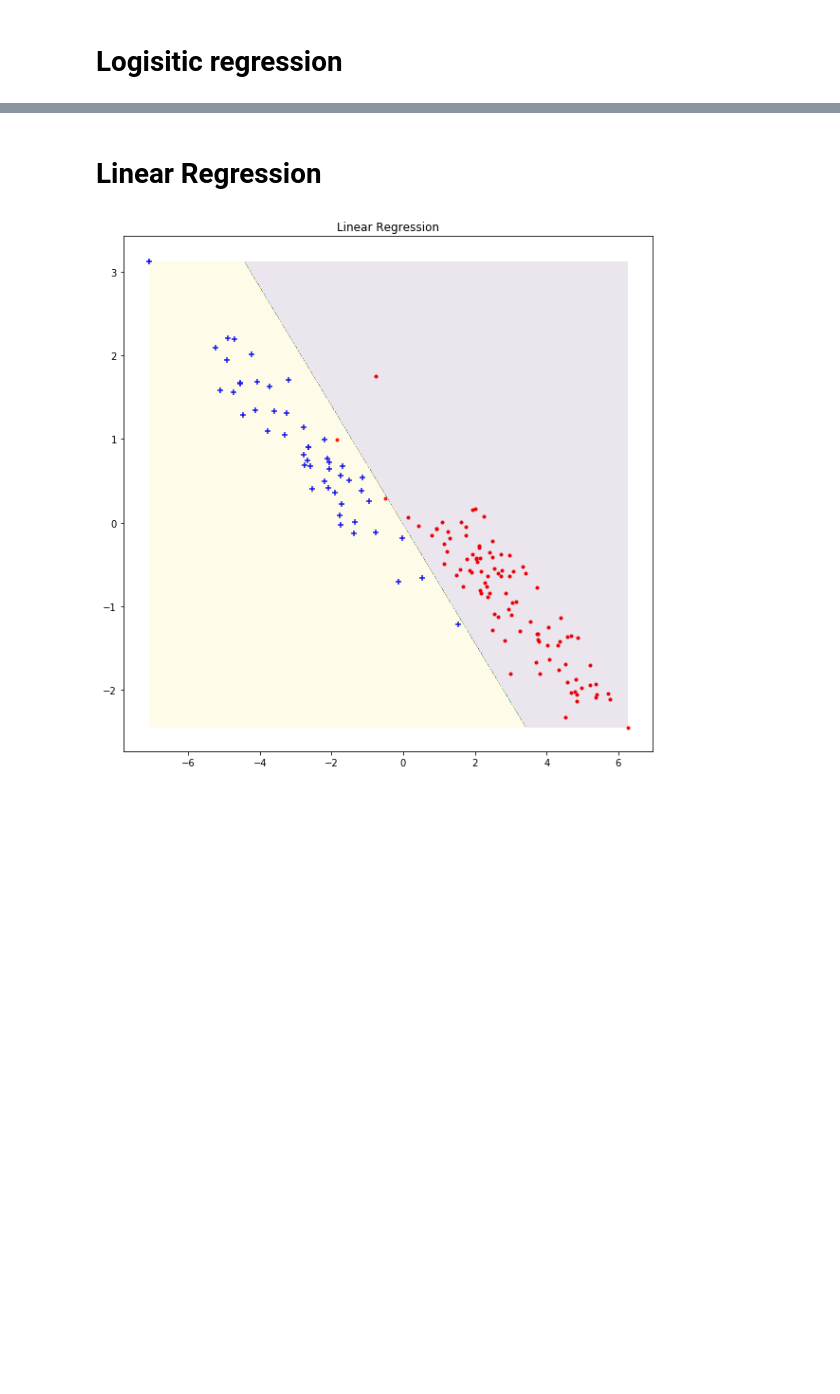
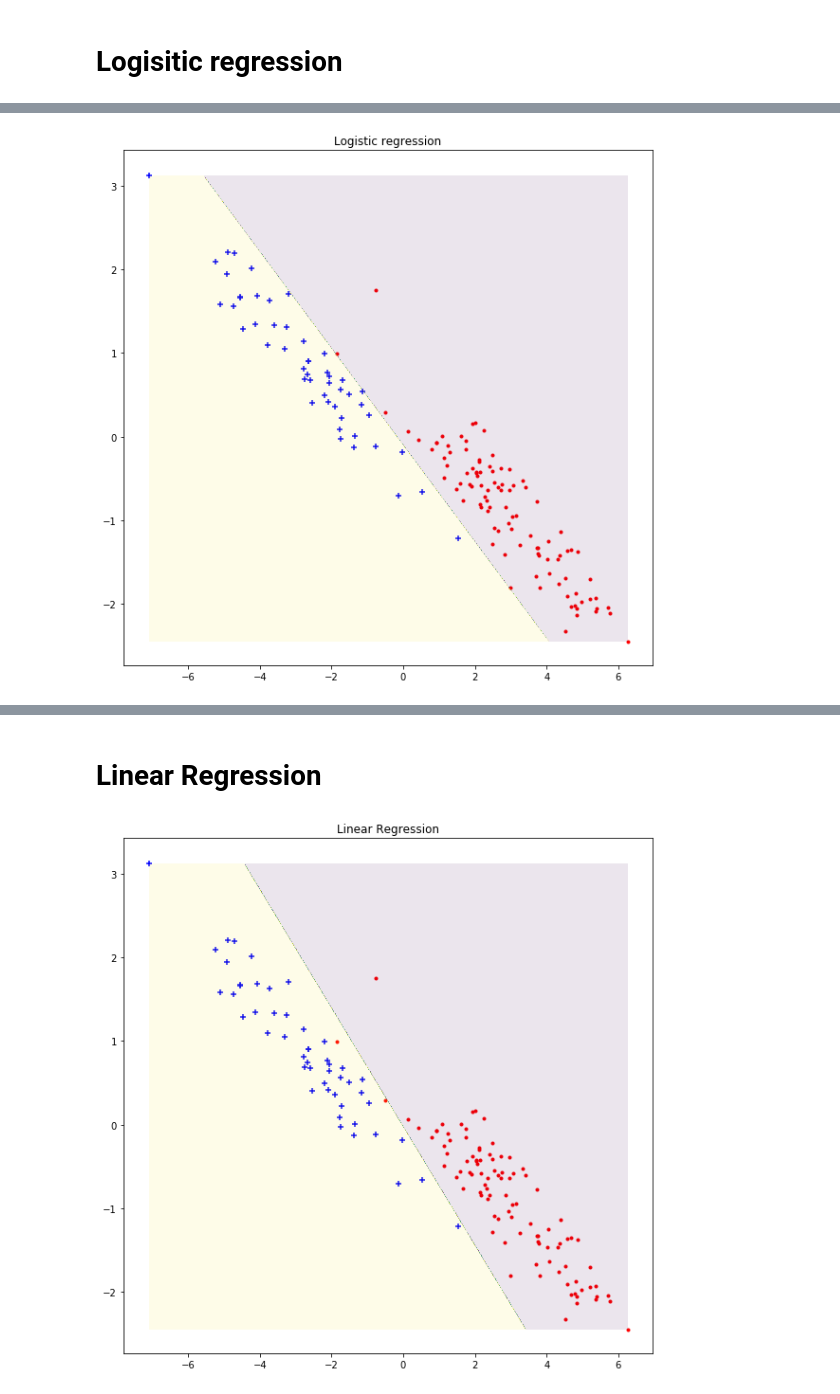
Before and after one commit to LeoAlberge/mva_probabilistic_graphic_models, a Jupyter notebook: TP1-Linear Classification.ipynb, the cells around one changed output, grey strips where cells are left out. Cells and saved outputs as stored; diff of their text form; code cells hidden in the pictures; blank space fills up the shorter version.

```diff
--- a/TP1-Linear Classification.ipynb
+++ b/TP1-Linear Classification.ipynb
@@ -144,9 +159,14 @@ def sigmoid(x):
     return 1 / (1 + np.exp(-x))
 # %%
 class LogisticRegression(Model):
+    """
+    Class for the Logistic Regression.
+    We fit it using the Newton-Raphson method.
+    """
     model_name = 'Logistic regression'
 
     def fit(self, X, Y, eps=1e-5):
+        # Adding offset for the bias
         offset = np.ones(X.shape[0])
         offset = offset.reshape(-1,1)
         X = np.hstack((offset, X))
@@ -170,10 +190,11 @@ class LogisticRegression(Model):
         return w
 
     def predict_proba(self, X):
-        #we add a colon of ones for the offset
+        # Adding offset for the bias
         offset = np.ones(X.shape[0])
         offset=offset.reshape(-1,1)
         X=np.hstack((offset,X))
+
         #We check the matrix dimensions to be compatible
         assert(X.shape[-1]==self.w.shape[0])
 
@@ -210,0 +227,4 @@ print(misclass_Ctrain, misclass_Ctest)
+# %%
+logreg.plot_data_frontiere(XA_train, yA_train)
+# %% [output]
+[figure, added]
```
Also changed, not shown: parts of 16 cells of this notebook.
